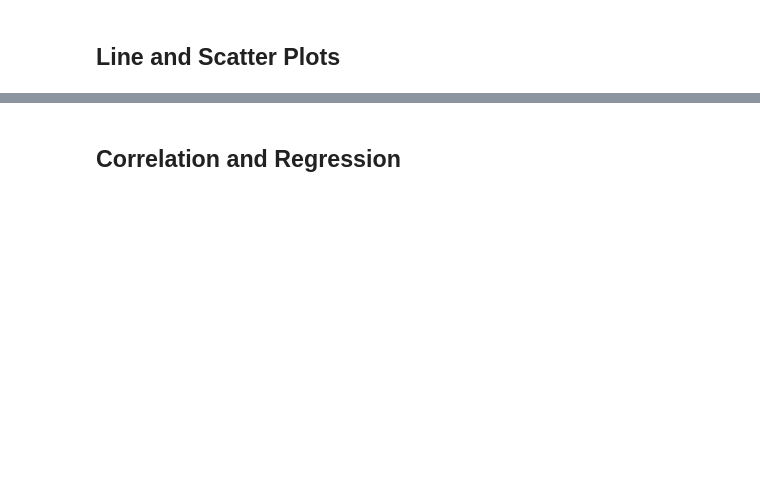
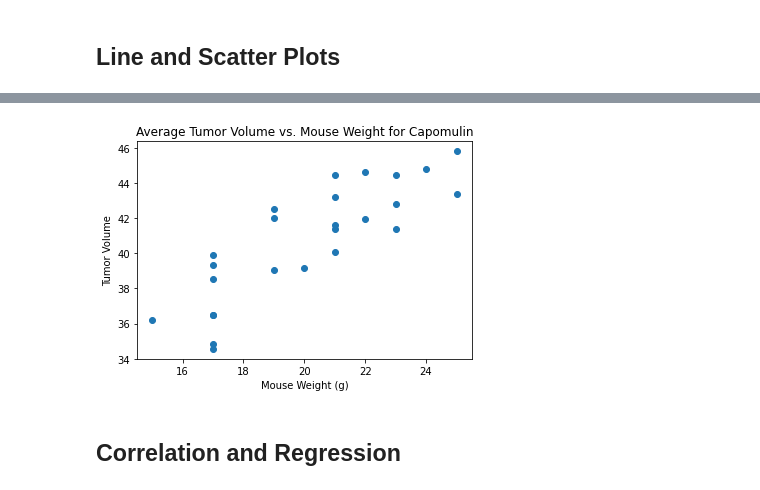
Before and after one commit to RichardMoseley/MatPlotLibChallenge, a Jupyter notebook: Pymaceuticals/pymaceuticals_starter.ipynb, the cells around one changed output, grey strips where cells are left out. Saved outputs shown, nothing was run; the diff lists cells and outputs as text; code cells hidden in the pictures; blank space fills up the shorter version.

```diff
--- a/Pymaceuticals/pymaceuticals_starter.ipynb
+++ b/Pymaceuticals/pymaceuticals_starter.ipynb
@@ -212,2 +233,14 @@ upperBound = upperQuart + (1.5*iqr)
+# %%
+# Generate a scatter plot of average tumor volume vs. mouse weight for the Capomulin regimen
+mouseGroup = capomulinDF.groupby('Mouse ID').mean()
+xax = mouseGroup['Weight (g)']
+yax = mouseGroup['Tumor Volume (mm3)']
+plt.scatter(xax, yax)
+plt.title('Average Tumor Volume vs. Mouse Weight for Capomulin')
+plt.xlabel('Mouse Weight (g)')
+plt.ylabel('Tumor Volume')
+plt.show()
+# %% [output]
+[figure, added]
 # %% [markdown]
 ## Correlation and Regression
```
Also changed, not shown: parts of 8 cells of this notebook.
